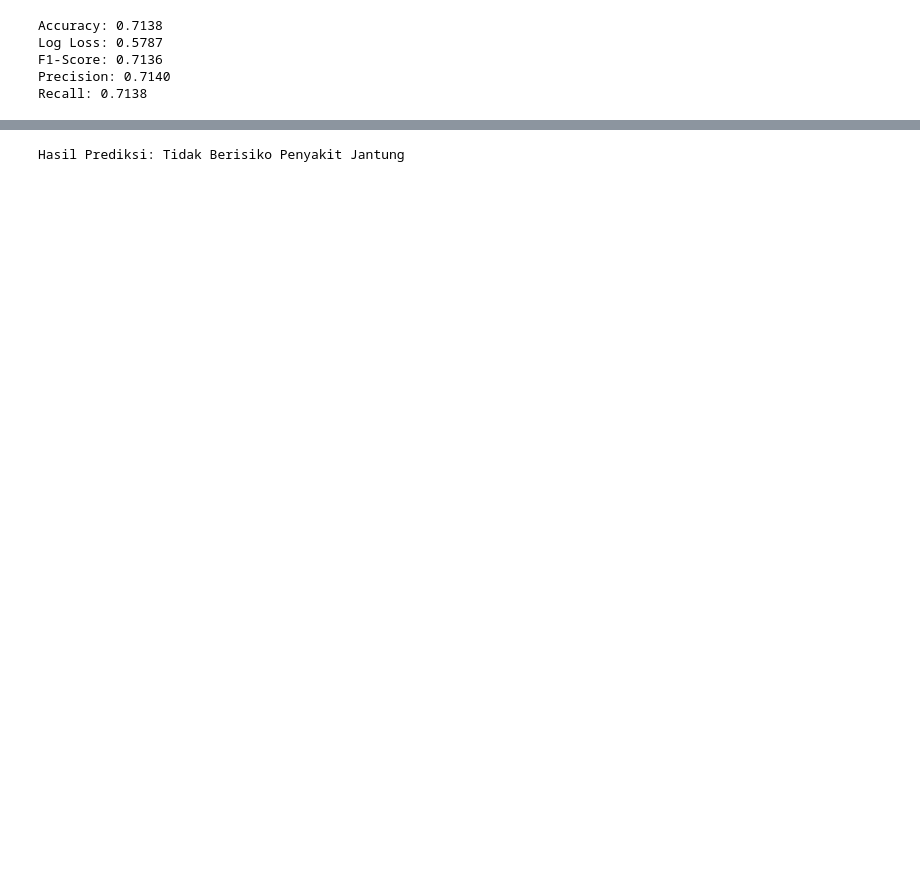
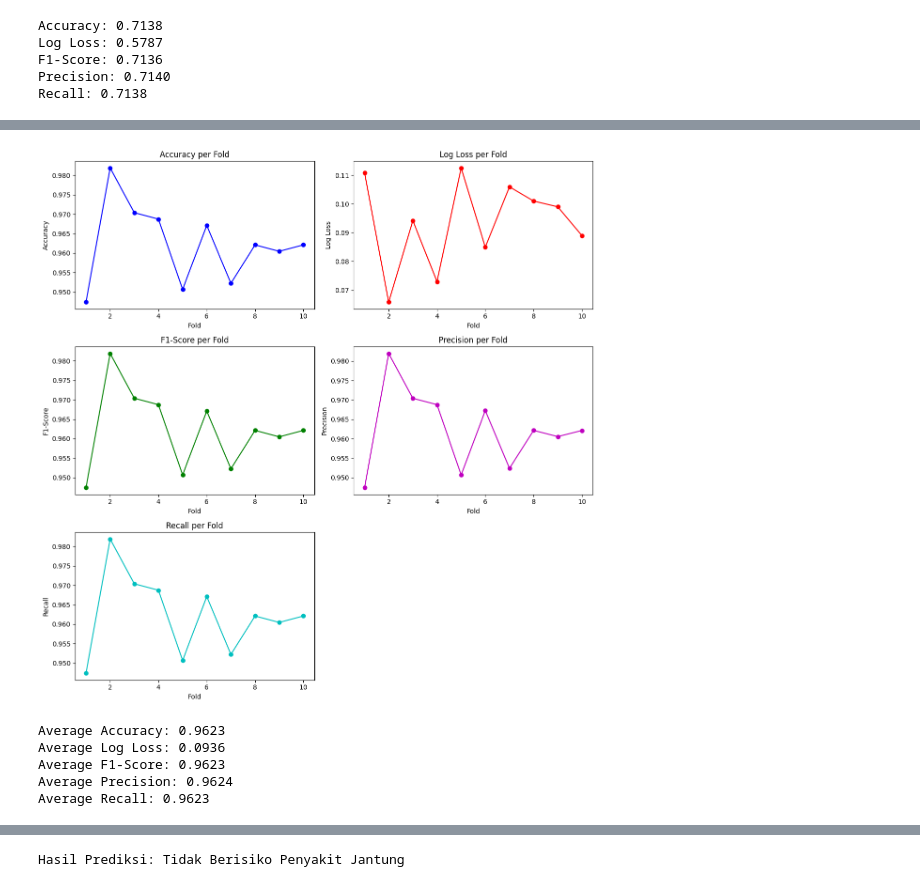
Before and after one commit to yuemway/Prediksi-Penyakit-Jantung, a Jupyter notebook: model/model.ipynb, the cells around one changed output, grey strips where cells are left out. Cells and saved outputs as stored; diff of their text form; code cells hidden in the pictures; blank space fills up the shorter version.

```diff
--- a/model/model.ipynb
+++ b/model/model.ipynb
@@ -313,7 +62,0 @@ rf_predictions = rf.predict(X_test)
-# %%
-from sklearn.neural_network import MLPClassifier
-
-nn = MLPClassifier(hidden_layer_sizes=(100,), max_iter=1000, random_state=42)
-nn.fit(X_train, y_train)
-
-nn_predictions = nn.predict(X_test)
@@ -369,13 +62,0 @@ Best Accuracy: 0.959670781893004
-# %%
-import xgboost as xgb
-from sklearn.metrics import accuracy_score
-
-# Latih model XGBoost
-xgb_model = xgb.XGBClassifier(eval_metric='mlogloss')
-xgb_model.fit(X_train, y_train)
-
-# Prediksi dan hitung akurasi
-xgb_predictions = xgb_model.predict(X_test)
-xgb_accuracy = accuracy_score(y_test, xgb_predictions)
-
-print(f"Akurasi XGBoost: {xgb_accuracy:.4f}")
@@ -982,3 +187,51 @@ weighted avg       0.97      0.97      0.97      1216
+# %%
+from sklearn.model_selection import KFold
+import matplotlib.pyplot as plt
+
+fig, axes = plt.subplots(3, 2, figsize=(12, 12))
+
+axes[0, 0].plot(range(1, kf.get_n_splits() + 1), accuracies, marker='o', linestyle='-', color='b')
+axes[0, 0].set_title("Accuracy per Fold")
+axes[0, 0].set_xlabel("Fold")
+axes[0, 0].set_ylabel("Accuracy")
+
+axes[0, 1].plot(range(1, kf.get_n_splits() + 1), log_losses, marker='o', linestyle='-', color='r')
+axes[0, 1].set_title("Log Loss per Fold")
+axes[0, 1].set_xlabel("Fold")
+axes[0, 1].set_ylabel("Log Loss")
+
+axes[1, 0].plot(range(1, kf.get_n_splits() + 1), f1_scores, marker='o', linestyle='-', color='g')
+axes[1, 0].set_title("F1-Score per Fold")
+axes[1, 0].set_xlabel("Fold")
+axes[1, 0].set_ylabel("F1-Score")
+
+axes[1, 1].plot(range(1, kf.get_n_splits() + 1), precisions, marker='o', linestyle='-', color='m')
+axes[1, 1].set_title("Precision per Fold")
+axes[1, 1].set_xlabel("Fold")
+axes[1, 1].set_ylabel("Precision")
+
+axes[2, 0].plot(range(1, kf.get_n_splits() + 1), recalls, marker='o', linestyle='-', color='c')
+axes[2, 0].set_title("Recall per Fold")
+axes[2, 0].set_xlabel("Fold")
+axes[2, 0].set_ylabel("Recall")
+
+axes[2, 1].axis('off')
+
+plt.tight_layout()
+plt.show()
+
+print(f"\nAverage Accuracy: {np.mean(accuracies):.4f}")
+print(f"Average Log Loss: {np.mean(log_losses):.4f}")
+print(f"Average F1-Score: {np.mean(f1_scores):.4f}")
+print(f"Average Precision: {np.mean(precisions):.4f}")
+print(f"Average Recall: {np.mean(recalls):.4f}")
+# %% [output]
+[figure, added]
+Average Accuracy: 0.9623
+Average Log Loss: 0.0936
+Average F1-Score: 0.9623
+Average Precision: 0.9624
+Average Recall: 0.9623
 # %%
 from sklearn.metrics import confusion_matrix
 
```
Also changed, not shown: parts of 43 cells of this notebook, 1 other file.
